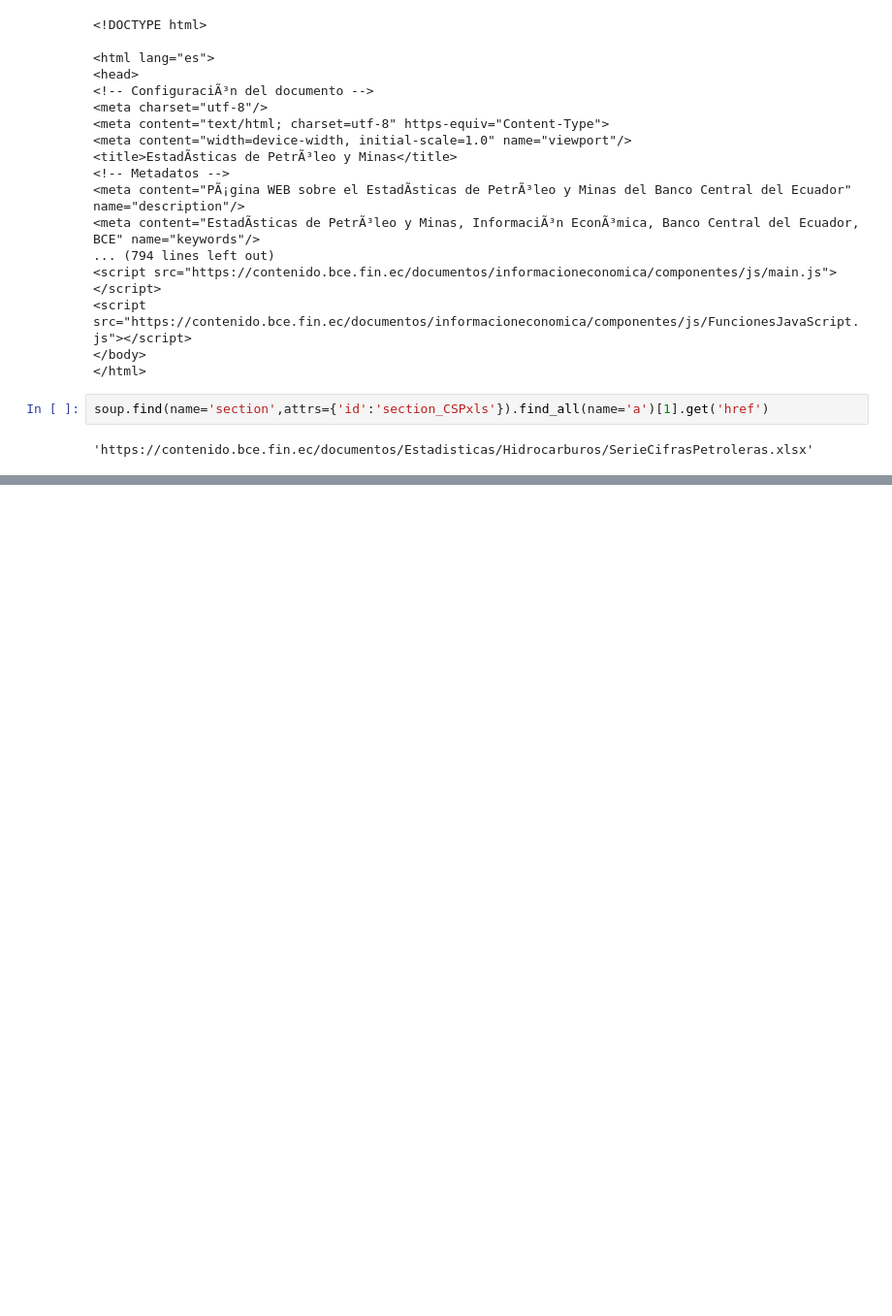
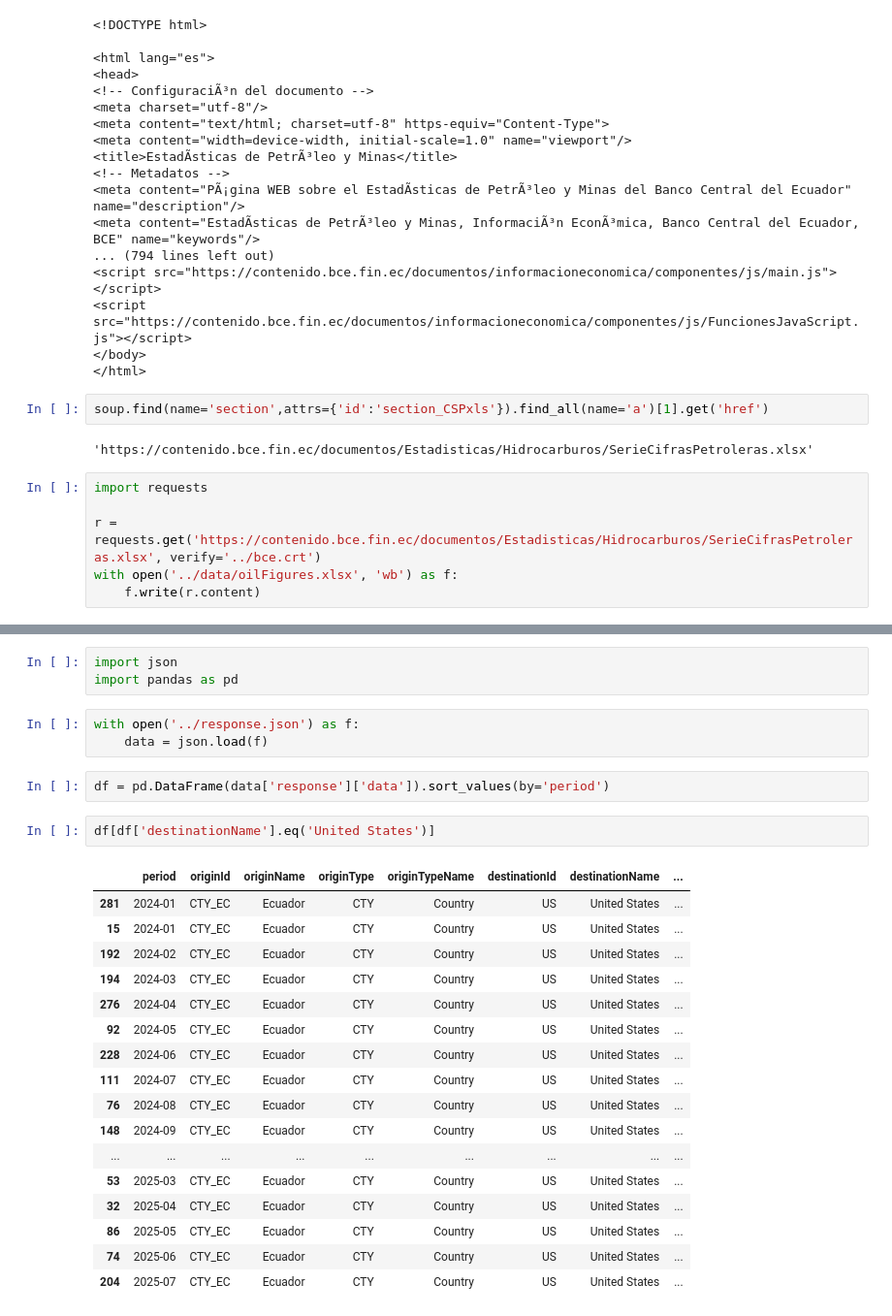
Before and after one commit to SalazarV4/oil-optimization, a Jupyter notebook: notebooks/data_collection.ipynb, the cells around one changed output, grey strips where cells are left out. Shown at 97% size. Saved outputs shown, nothing was run; the diff lists cells and outputs as text; blank space fills up the shorter version.

```diff
--- a/notebooks/data_collection.ipynb
+++ b/notebooks/data_collection.ipynb
@@ -132,3 +135,9 @@ soup
 soup.find(name='section',attrs={'id':'section_CSPxls'}).find_all(name='a')[1].get('href')
 # %% [output]
 'https://contenido.bce.fin.ec/documentos/Estadisticas/Hidrocarburos/SerieCifrasPetroleras.xlsx'
+# %%
+import requests
+
+r = requests.get('https://contenido.bce.fin.ec/documentos/Estadisticas/Hidrocarburos/SerieCifrasPetroleras.xlsx', verify='../bce.crt')
+with open('../data/oilFigures.xlsx', 'wb') as f:
+    f.write(r.content)
@@ -134,0 +210,28 @@ soup.find(name='section',attrs={'id':'section_CSPxls'}).find_all(name='a')[1].ge
+# %%
+import json
+import pandas as pd
+# %%
+with open('../response.json') as f:
+    data = json.load(f)
+# %%
+df = pd.DataFrame(data['response']['data']).sort_values(by='period')
+# %%
+df[df['destinationName'].eq('United States')]
+# %% [output]
+|  | period | originId | originName | originType | originTypeName | destinationId | destinationName | ... |
+| 281 | 2024-01 | CTY_EC | Ecuador | CTY | Country | US | United States | ... |
+| 15 | 2024-01 | CTY_EC | Ecuador | CTY | Country | US | United States | ... |
+| 192 | 2024-02 | CTY_EC | Ecuador | CTY | Country | US | United States | ... |
+| 194 | 2024-03 | CTY_EC | Ecuador | CTY | Country | US | United States | ... |
+| 276 | 2024-04 | CTY_EC | Ecuador | CTY | Country | US | United States | ... |
+| 92 | 2024-05 | CTY_EC | Ecuador | CTY | Country | US | United States | ... |
+| 228 | 2024-06 | CTY_EC | Ecuador | CTY | Country | US | United States | ... |
+| 111 | 2024-07 | CTY_EC | Ecuador | CTY | Country | US | United States | ... |
+| 76 | 2024-08 | CTY_EC | Ecuador | CTY | Country | US | United States | ... |
+| 148 | 2024-09 | CTY_EC | Ecuador | CTY | Country | US | United States | ... |
+| ... | ... | ... | ... | ... | ... | ... | ... | ... |
+| 53 | 2025-03 | CTY_EC | Ecuador | CTY | Country | US | United States | ... |
+| 32 | 2025-04 | CTY_EC | Ecuador | CTY | Country | US | United States | ... |
+| 86 | 2025-05 | CTY_EC | Ecuador | CTY | Country | US | United States | ... |
+| 74 | 2025-06 | CTY_EC | Ecuador | CTY | Country | US | United States | ... |
+| 204 | 2025-07 | CTY_EC | Ecuador | CTY | Country | US | United States | ... |
```
Also changed, not shown: parts of 11 cells of this notebook, 5 other files.
